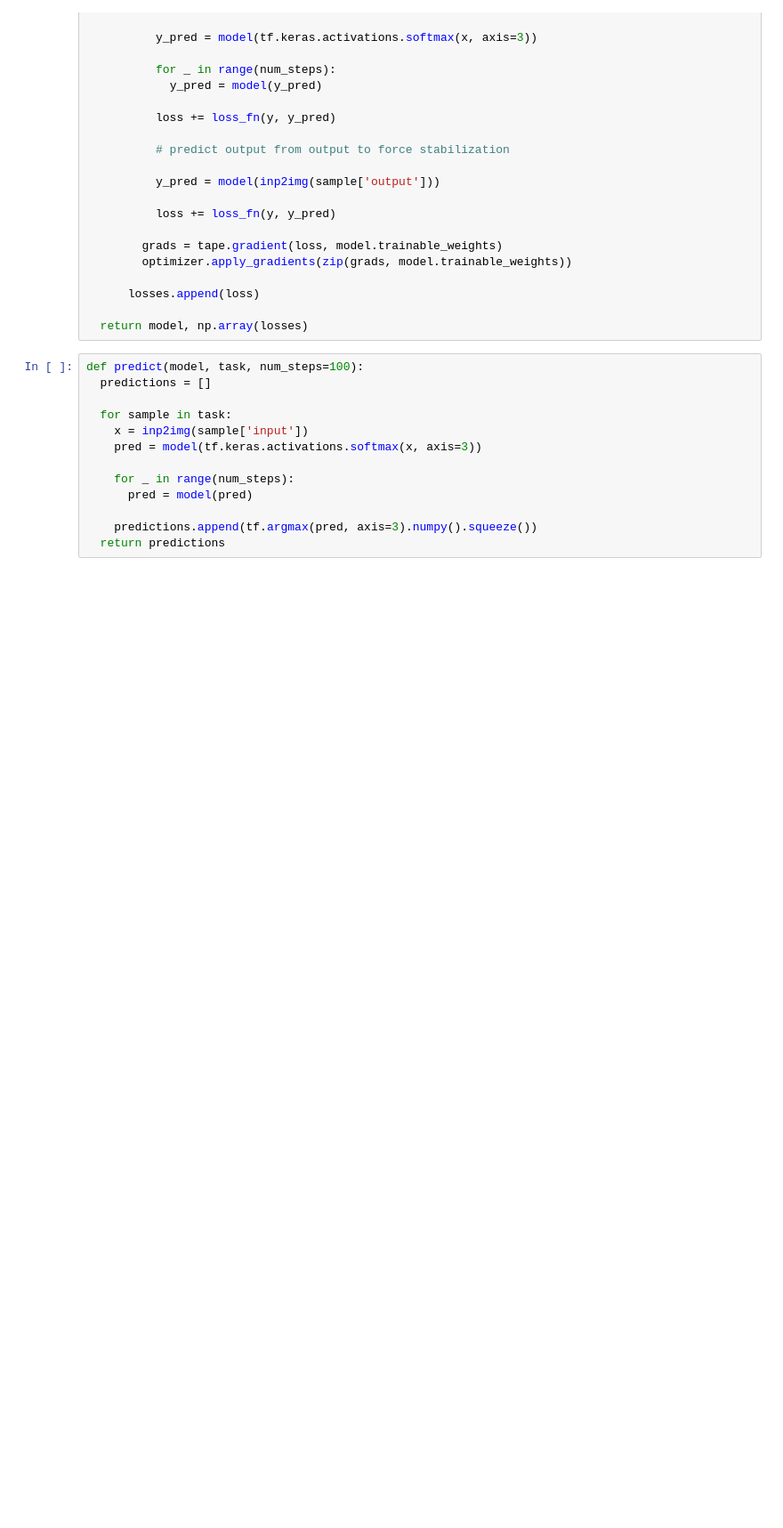
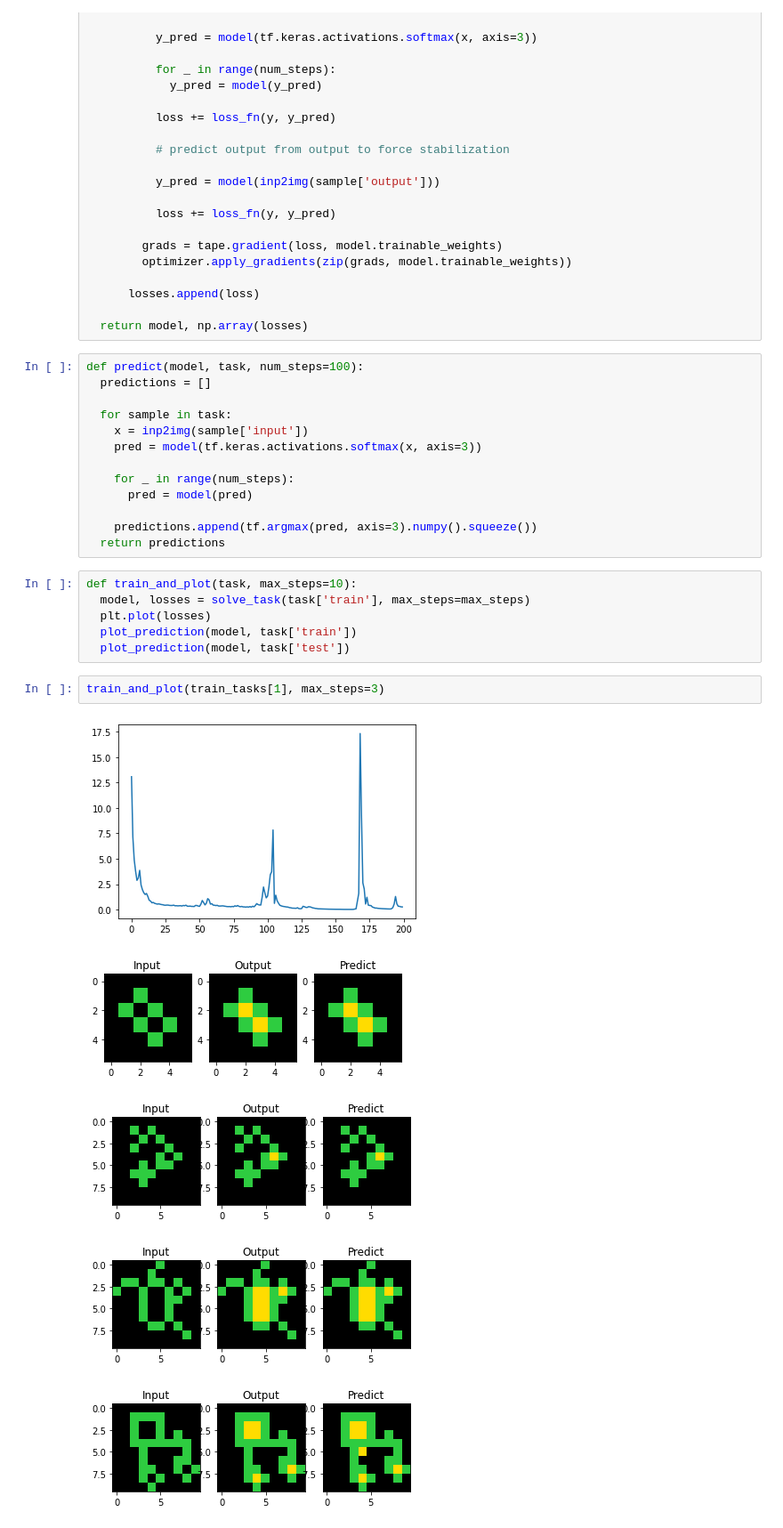
Before and after one commit to tnfru/abstraction_and_reasoning, a Jupyter notebook: ARC.ipynb, the cells around one changed output. Shown: that part at 89% size. Saved outputs shown, nothing was run; the diff lists cells and outputs as text; blank space fills up the shorter version.

Commit message:
add: solved examples

```diff
--- a/ARC.ipynb
+++ b/ARC.ipynb
@@ -285,3 +290,17 @@ def predict(model, task, num_steps=100):
 
     predictions.append(tf.argmax(pred, axis=3).numpy().squeeze())
   return predictions
+# %%
+def train_and_plot(task, max_steps=10):
+  model, losses = solve_task(task['train'], max_steps=max_steps)
+  plt.plot(losses)
+  plot_prediction(model, task['train'])
+  plot_prediction(model, task['test'])
+# %%
+train_and_plot(train_tasks[1], max_steps=3)
+# %% [output]
+[figure, added]
+[figure, added]
+[figure, added]
+[figure, added]
+[figure, added]
```
Also changed, not shown: parts of 7 cells of this notebook.
